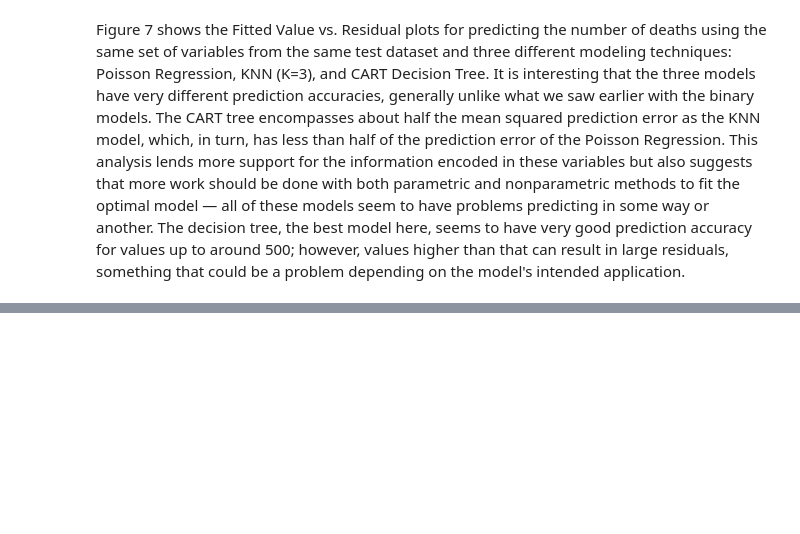
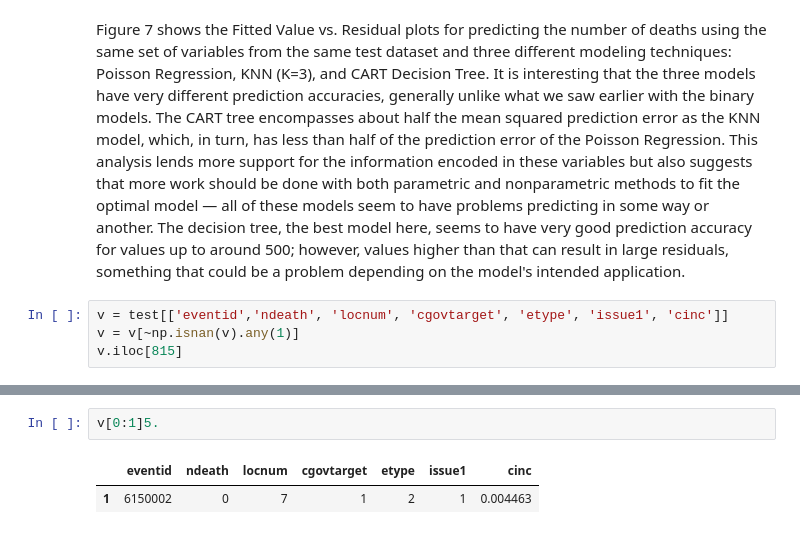
Before and after one commit to boyasm/STAT-222, a Jupyter notebook: Boyas 222 Project.ipynb, the cells around one changed output, grey strips where cells are left out. Drawn from its saved outputs; the diff is of its cells as text; blank space fills up the shorter version.

```diff
--- a/Boyas 222 Project.ipynb
+++ b/Boyas 222 Project.ipynb
@@ -1388,2 +1370,6 @@ np.argmin([mspeP, mspeK, mspeC])
 # %% [markdown]
 Figure 7 shows the Fitted Value vs. Residual plots for predicting the number of deaths using the same set of variables from the same test dataset and three different modeling techniques: Poisson Regression, KNN (K=3), and CART Decision Tree.  It is interesting that the three models have very different prediction accuracies, generally unlike what we saw earlier with the binary models.  The CART tree encompasses about half the mean squared prediction error as the KNN model, which, in turn, has less than half of the prediction error of the Poisson Regression.  This analysis lends more support for the information encoded in these variables but also suggests that more work should be done with both parametric and nonparametric methods to fit the optimal model &mdash; all of these models seem to have problems predicting in some way or another.  The decision tree, the best model here, seems to have very good prediction accuracy for values up to around 500; however, values higher than that can result in large residuals, something that could be a problem depending on the model's intended application.
+# %%
+v = test[['eventid','ndeath', 'locnum', 'cgovtarget', 'etype', 'issue1', 'cinc']]
+v = v[~np.isnan(v).any(1)]
+v.iloc[815]
@@ -1389,0 +1385,5 @@ Figure 7 shows the Fitted Value vs. Residual plots for predicting the number of
+# %%
+v[0:1]5.
+# %% [output]
+|  | eventid | ndeath | locnum | cgovtarget | etype | issue1 | cinc |
+| 1 | 6150002 | 0 | 7 | 1 | 2 | 1 | 0.004463 |
```
Also changed, not shown: parts of 11 cells of this notebook.
